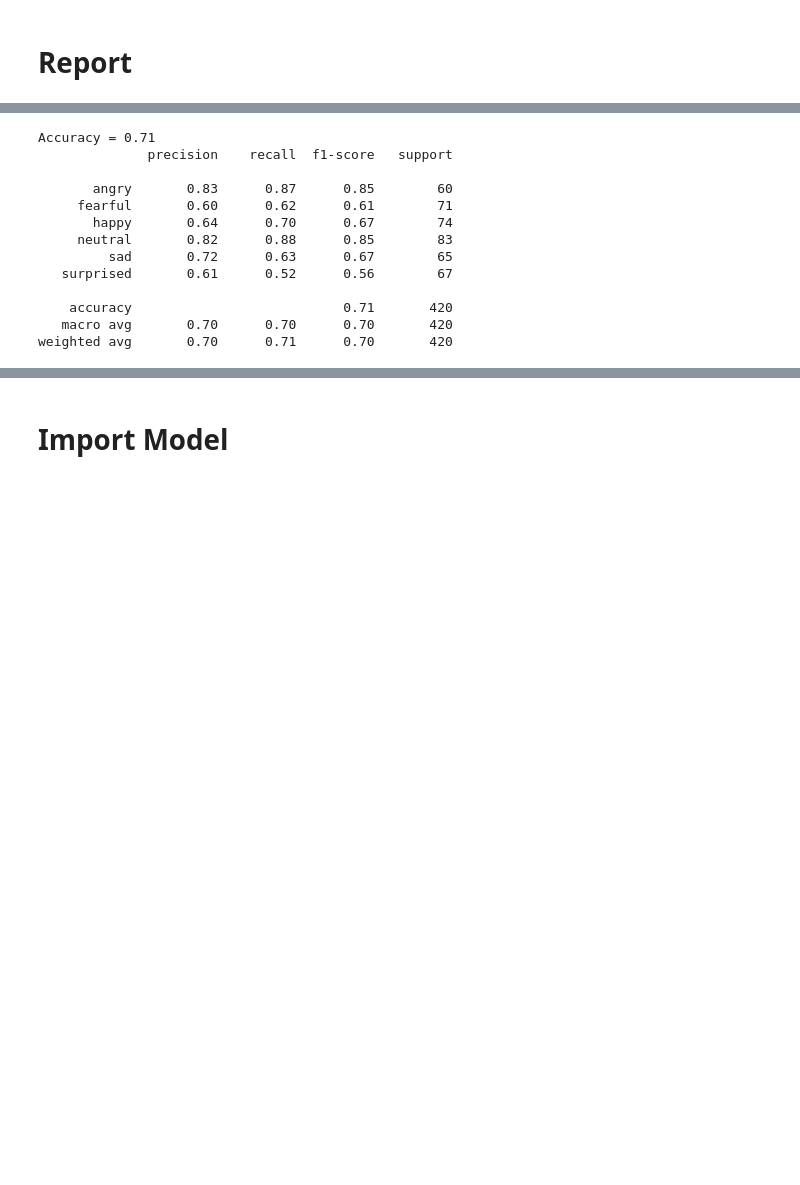
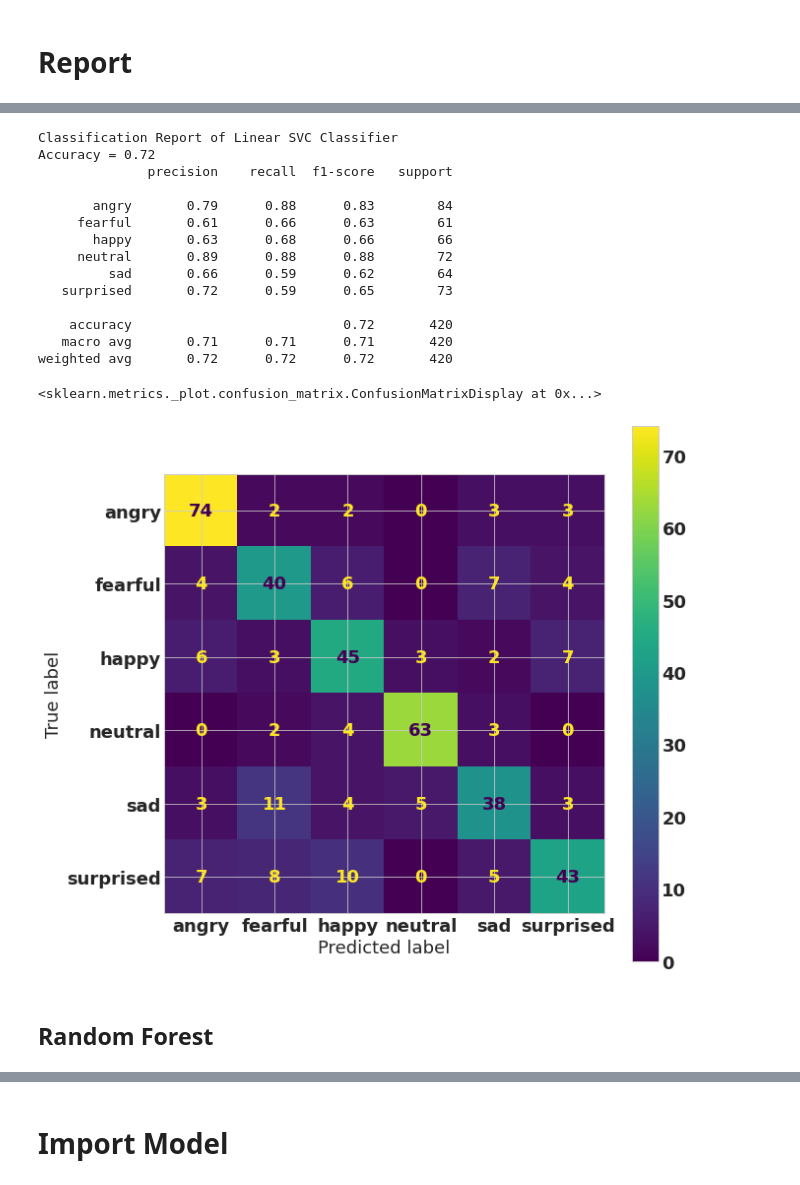
Before and after one commit to 2black0/sound-emotion-recognition-javanese, a Jupyter notebook: penelitian_kln_2021_ser_beais_github.ipynb, the cells around one changed output, grey strips where cells are left out. Saved outputs shown, nothing was run; the diff lists cells and outputs as text; code cells hidden in the pictures; blank space fills up the shorter version.

```diff
--- a/penelitian_kln_2021_ser_beais_github.ipynb
+++ b/penelitian_kln_2021_ser_beais_github.ipynb
@@ -460,20 +372,35 @@ weighted avg       0.80      0.80      0.80       420
 # %%
-#cetak precision, recall, f1-score, dan support dari Linear SVM Classifier
-print("Accuracy = %0.2f" % accuracy_score(y_tests, y_pred[1]))
-print(classification_report(y_tests, y_pred[1]))
+#cetak precision, recall, f1-score, dan support dari Linear SVC Classifier
+y_pred=classifiers[1].predict(x_tests)
+
+print("Classification Report of Linear SVC Classifier")
+print("Accuracy = %0.2f" % accuracy_score(y_tests, y_pred))
+print(classification_report(y_tests, y_pred))
 # %% [output]
-Accuracy = 0.71
+Classification Report of Linear SVC Classifier
+Accuracy = 0.72
               precision    recall  f1-score   support
 
-       angry       0.83      0.87      0.85        60
-     fearful       0.60      0.62      0.61        71
-       happy       0.64      0.70      0.67        74
-     neutral       0.82      0.88      0.85        83
-         sad       0.72      0.63      0.67        65
-   surprised       0.61      0.52      0.56        67
+       angry       0.79      0.88      0.83        84
+     fearful       0.61      0.66      0.63        61
+       happy       0.63      0.68      0.66        66
+     neutral       0.89      0.88      0.88        72
+         sad       0.66      0.59      0.62        64
+   surprised       0.72      0.59      0.65        73
 
-    accuracy                           0.71       420
-   macro avg       0.70      0.70      0.70       420
-weighted avg       0.70      0.71      0.70       420
+    accuracy                           0.72       420
+   macro avg       0.71      0.71      0.71       420
+weighted avg       0.72      0.72      0.72       420
+# %%
+#plot confusion matrix Nearest Neighbors Classifier
+cm = confusion_matrix(y_tests, y_pred)
+cmp = ConfusionMatrixDisplay(cm, display_labels=classifiers[1].classes_)
+fig, ax = plt.subplots(figsize=(10,10))
+cmp.plot(ax=ax)
+# %% [output]
+<sklearn.metrics._plot.confusion_matrix.ConfusionMatrixDisplay at 0x...>
+[figure, added]
+# %% [markdown]
+## Random Forest
 # %%
 #cetak precision, recall, f1-score, dan support dari Random Forest Classifier
```
Also changed, not shown: parts of 48 cells of this notebook, 3 other files.
